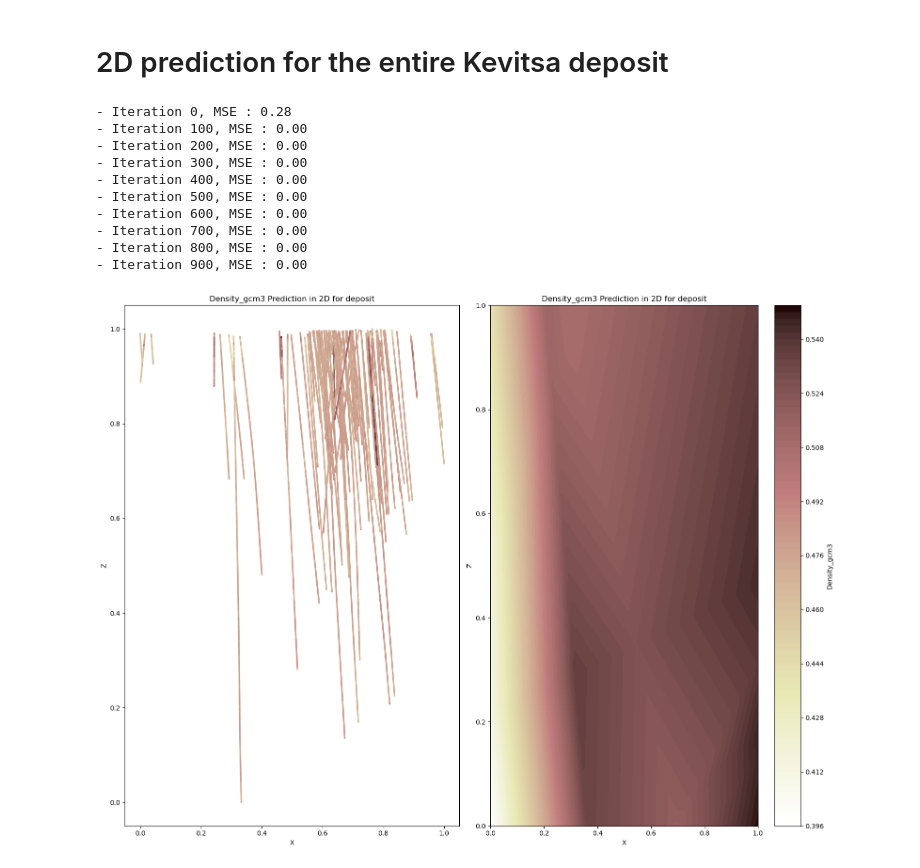
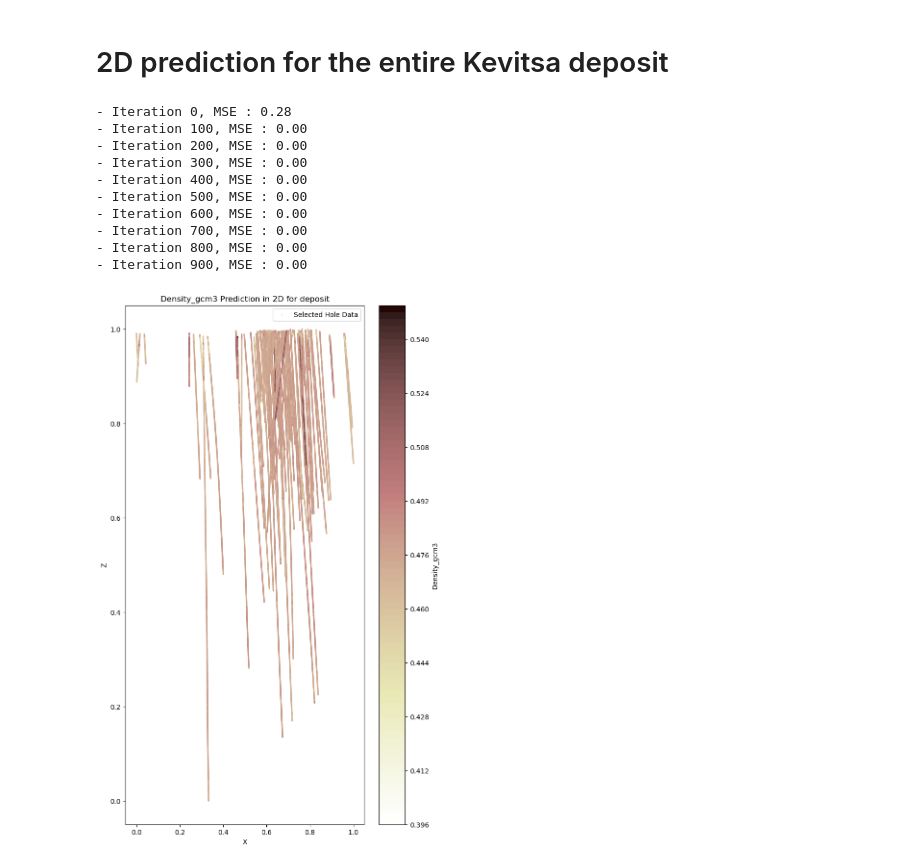
Before and after one commit to Fabian-Leal/PhD-Thesis---Incorporating-Deep-Learning-into-Statistical-Models-for-Spatial-Interpolation, a Jupyter notebook: Paper 3 PhD BNNs for multivariate predictions/NN 2D full deposit.ipynb, the cells around one changed output. Saved outputs shown, nothing was run; the diff lists cells and outputs as text; code cells hidden in the pictures.

```diff
--- a/Paper 3 PhD BNNs for multivariate predictions/NN 2D full deposit.ipynb
+++ b/Paper 3 PhD BNNs for multivariate predictions/NN 2D full deposit.ipynb
@@ -79,46 +79,46 @@ for step in range(1000):
 x_grid_hole = np.linspace(x[:, 0].min(), x[:, 0].max(), 100)
 y_grid_hole = np.linspace(x[:, 1].min(), x[:, 1].max(), 100)
 xv_hole, yv_hole = np.meshgrid(x_grid_hole, y_grid_hole)
 xy_grid_hole = np.c_[xv_hole.ravel(), yv_hole.ravel()]
 
 # Make predictions for the grid
 predictions_hole = model(torch.tensor(xy_grid_hole, dtype=torch.float32))
 
 # Reshape the predictions to match the grid shape
 predictions_hole = predictions_hole.data.numpy().reshape(xv_hole.shape)
 
 
 
 # Optionally, you can scatter plot the data points for this specific hole
+plt.figure(figsize=(8, 14))
 
-# Create a single figure with two subplots side by side
-fig, axs = plt.subplots(1, 2, figsize=(16, 12))  # 1 row, 2 columns
+plt.scatter(x.data.numpy()[:, 0], x.data.numpy()[:, 1], c=y.data.numpy(), cmap='pink_r', s=2, label='Selected Hole Data')
 
-# Plot the scatter plot on the first subplot
-axs[0].scatter(x.data.numpy()[:, 0], x.data.numpy()[:, 1], c=y.data.numpy(), cmap='pink_r', s=2, label='Selected Hole Data')
-axs[0].set_xlabel('X')
-axs[0].set_ylabel('Z')
-axs[0].set_title(f'{mineral} Prediction in 2D for deposit')
+plt.colorbar(contour_hole, label=mineral)
+plt.legend()
+plt.xlabel('X')
+plt.ylabel('Z')
+plt.title(f'{mineral} Prediction in 2D for deposit')
+plt.show()
 
-# Plot the contour plot on the second subplot
-contour_hole = axs[1].contourf(xv_hole, yv_hole, predictions_hole, cmap='pink_r', levels=100)  # Adjust levels as needed
-axs[1].set_xlabel('X')
-axs[1].set_ylabel('Z')
-axs[1].set_title(f'{mineral} Prediction in 2D for deposit')
-fig.colorbar(contour_hole, ax=axs[1], label=mineral)
+# Plot the contour plot of the mineral predictions for the selected hole
+plt.figure(figsize=(8, 14))
+contour_hole = plt.contourf(xv_hole, yv_hole, predictions_hole, cmap='pink_r', levels=100)  # Adjust levels as needed
 
-# Display the subplots side by side
-plt.tight_layout()
+plt.colorbar(contour_hole, label=mineral)
+plt.xlabel('X')
+plt.ylabel('Z')
+plt.title(f'{mineral} Prediction in 2D for deposit')
 plt.show()
 # %% [output]
 - Iteration 0, MSE : 0.28
 - Iteration 100, MSE : 0.00
 - Iteration 200, MSE : 0.00
 - Iteration 300, MSE : 0.00
 - Iteration 400, MSE : 0.00
 - Iteration 500, MSE : 0.00
 - Iteration 600, MSE : 0.00
 - Iteration 700, MSE : 0.00
 - Iteration 800, MSE : 0.00
 - Iteration 900, MSE : 0.00
-[figure, old version]
+[figure, new version]
```
Also changed, not shown: parts of 1 cell of this notebook, 2 other files.
